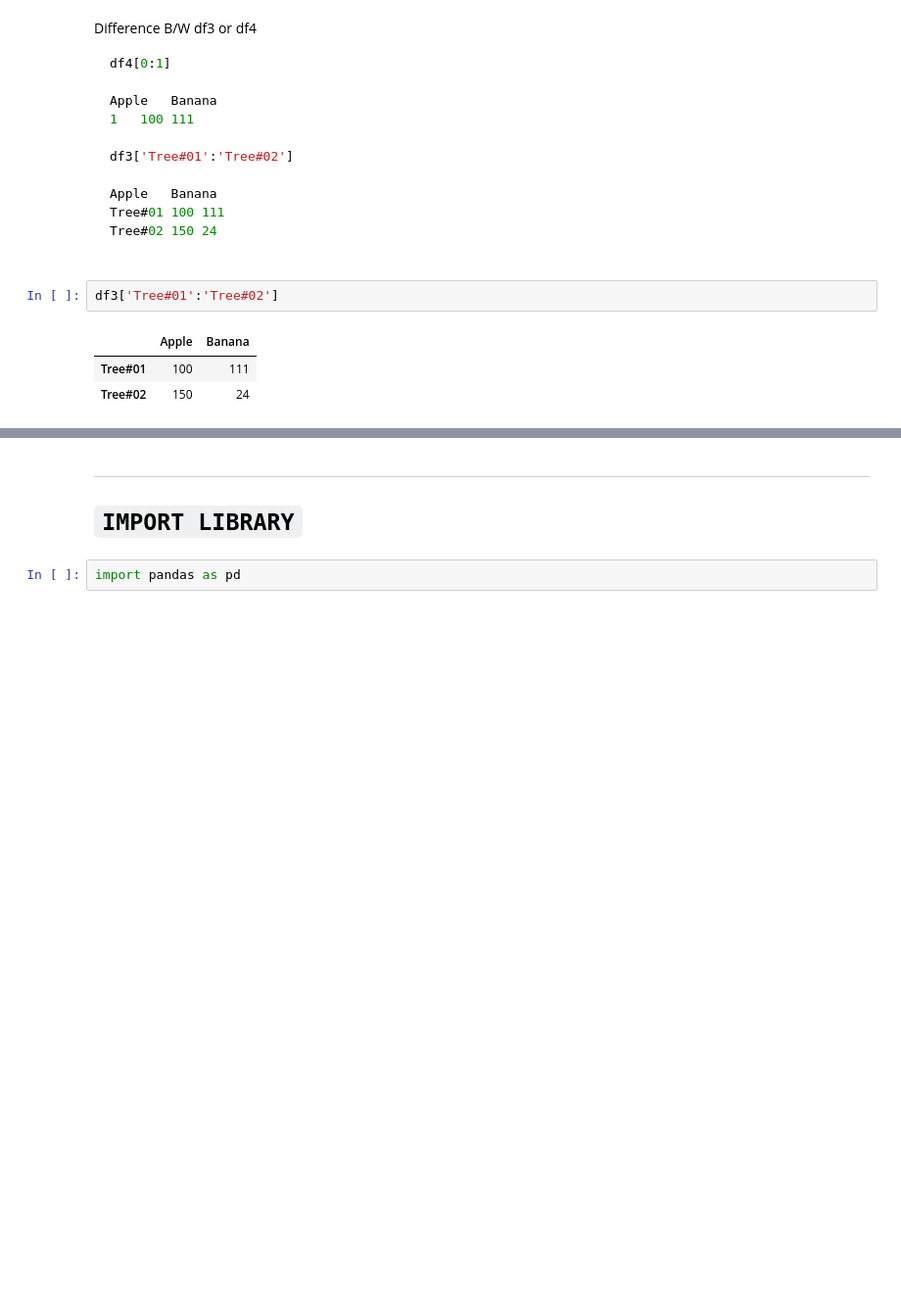
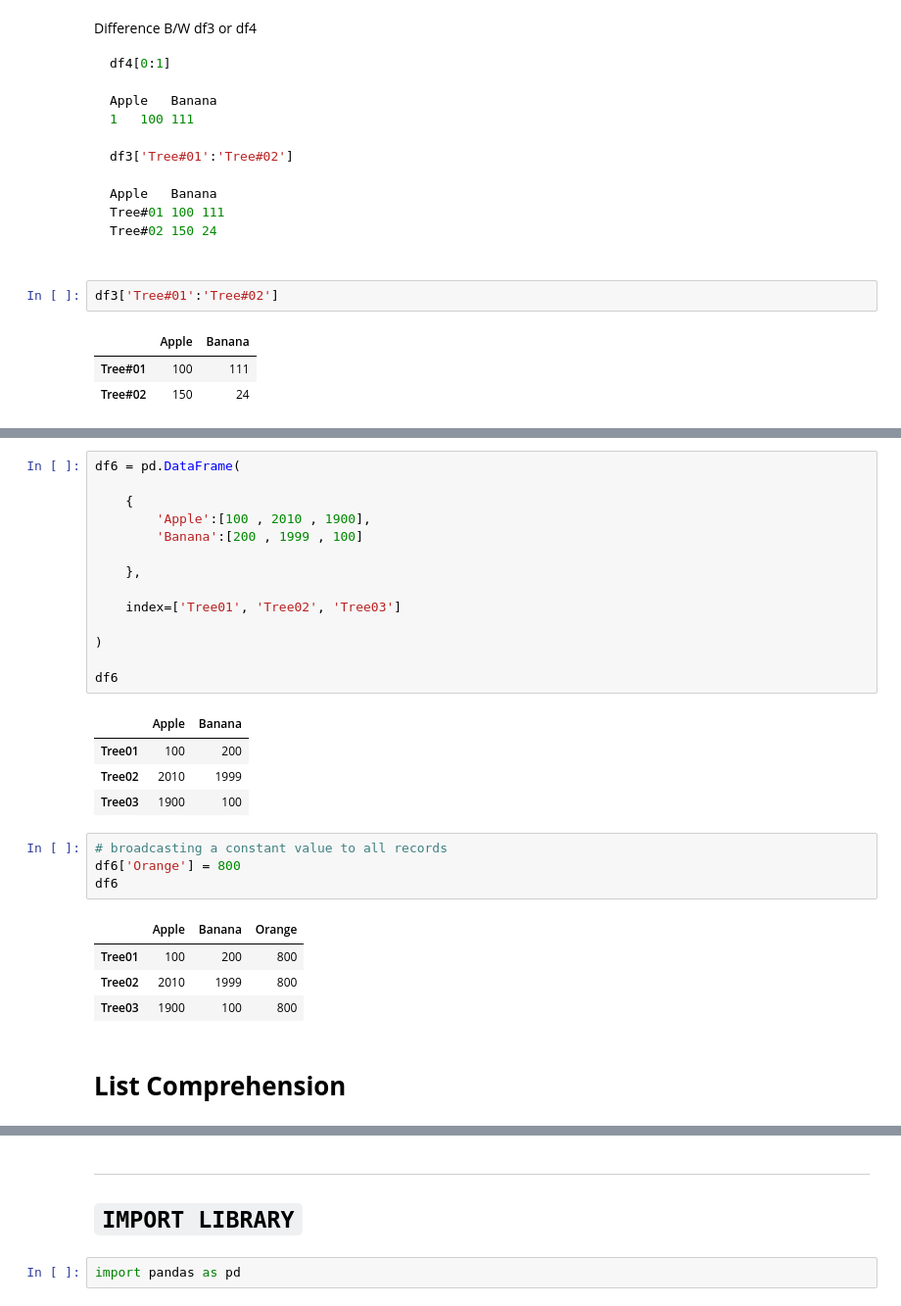
Before and after one commit to Shaikh-Hafiz-Yahya/AI_Road_Map_2026, a Jupyter notebook: Module04_Pandas/Lecture01.ipynb, the cells around one changed output, grey strips where cells are left out. Shown at 98% size. Cells and saved outputs as stored; diff of their text form; blank space fills up the shorter version.

```diff
--- a/Module04_Pandas/Lecture01.ipynb
+++ b/Module04_Pandas/Lecture01.ipynb
@@ -259,0 +294,30 @@ df5
+# %%
+df6 = pd.DataFrame(
+
+    {
+        'Apple':[100 , 2010 , 1900],
+        'Banana':[200 , 1999 , 100]
+
+    },
+
+    index=['Tree01', 'Tree02', 'Tree03']
+
+)
+
+df6
+# %% [output]
+|  | Apple | Banana |
+| Tree01 | 100 | 200 |
+| Tree02 | 2010 | 1999 |
+| Tree03 | 1900 | 100 |
+# %%
+# broadcasting a constant value to all records
+df6['Orange'] = 800
+df6
+# %% [output]
+|  | Apple | Banana | Orange |
+| Tree01 | 100 | 200 | 800 |
+| Tree02 | 2010 | 1999 | 800 |
+| Tree03 | 1900 | 100 | 800 |
+# %% [markdown]
+# **List Comprehension**
```
Also changed, not shown: parts of 17 cells of this notebook.
